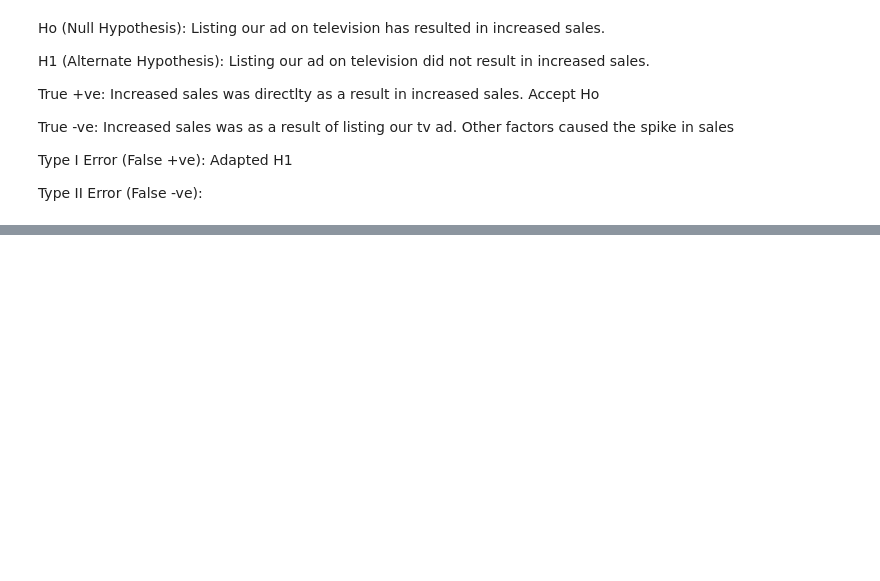
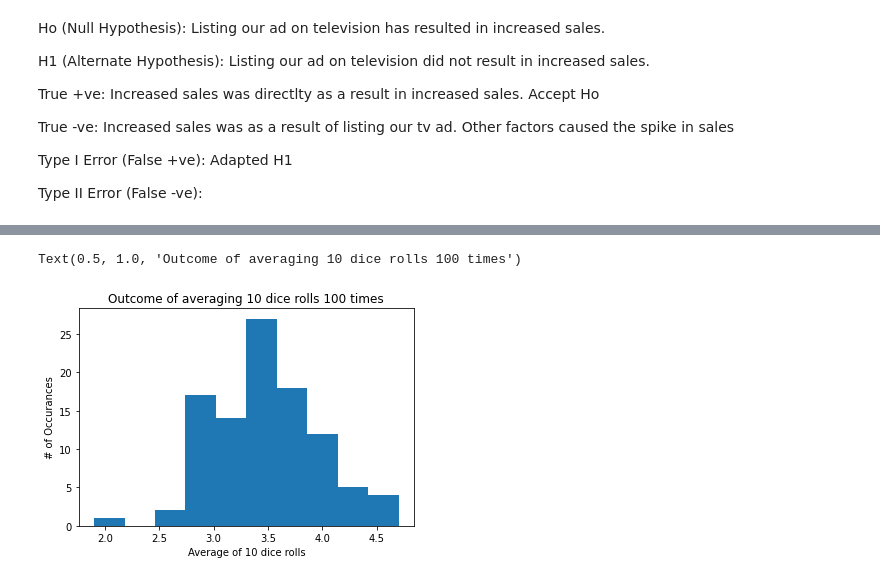
Before and after one commit to stephenkipkurui/statistics-exercises, a Jupyter notebook: hypothesis_testing.ipynb, the cells around one changed output, grey strips where cells are left out. Drawn from its saved outputs; the diff is of its cells as text; code cells hidden in the pictures; blank space fills up the shorter version.

```diff
--- a/hypothesis_testing.ipynb
+++ b/hypothesis_testing.ipynb
@@ -48,3 +48,14 @@ True -ve: Increased sales was as a result of listing our tv ad. Other factors ca
 Type I Error (False +ve): Adapted H1
 
 Type II Error (False -ve):
+# %%
+import matplotlib.pyplot as plt
+import numpy as np
+np.random.seed(123)
+
+n_dice_per_experiment = ncols = 10
+n_experiments = nrows = 100
+
+data = np.random.randint(1, 7, (nrows, ncols))
+
+data[:4]
@@ -50,0 +67,3 @@ Type II Error (False -ve):
+# %%
+calculated_averages = data.mean(axis=1)
+calculated_averages
@@ -50,0 +79,8 @@ Type II Error (False -ve):
+# %%
+plt.hist(calculated_averages)
+plt.xlabel(f'Average of {n_dice_per_experiment} dice rolls')
+plt.ylabel('# of Occurances')
+plt.title(f'Outcome of averaging {n_dice_per_experiment} dice rolls {n_experiments} times')
+# %% [output]
+Text(0.5, 1.0, 'Outcome of averaging 10 dice rolls 100 times')
+[figure, added]
```
Also changed, not shown: parts of 22 cells of this notebook.
